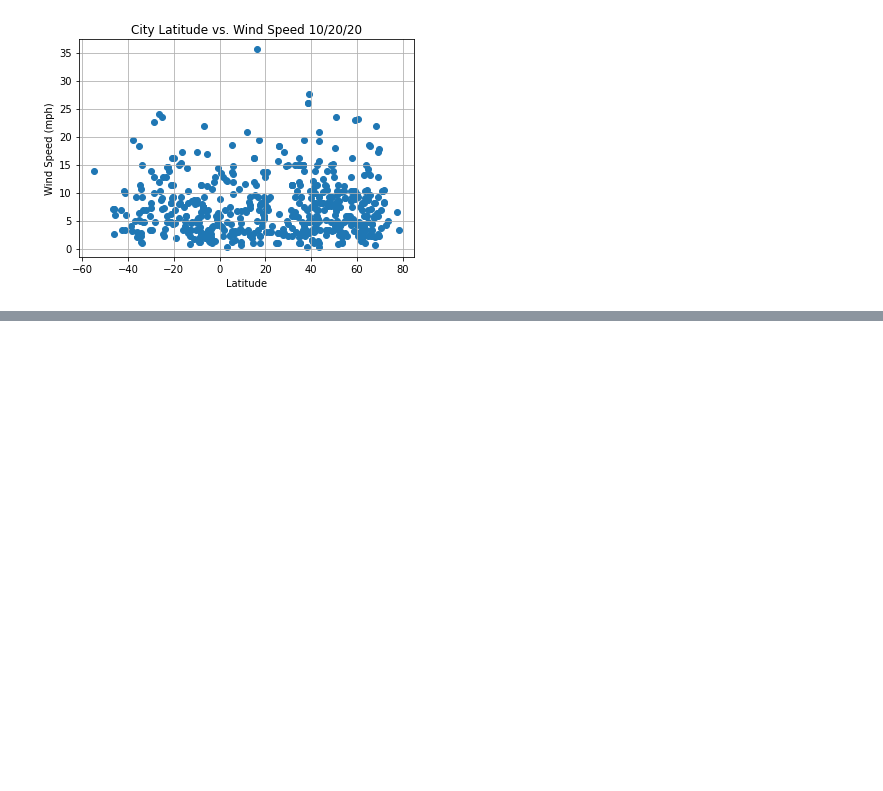
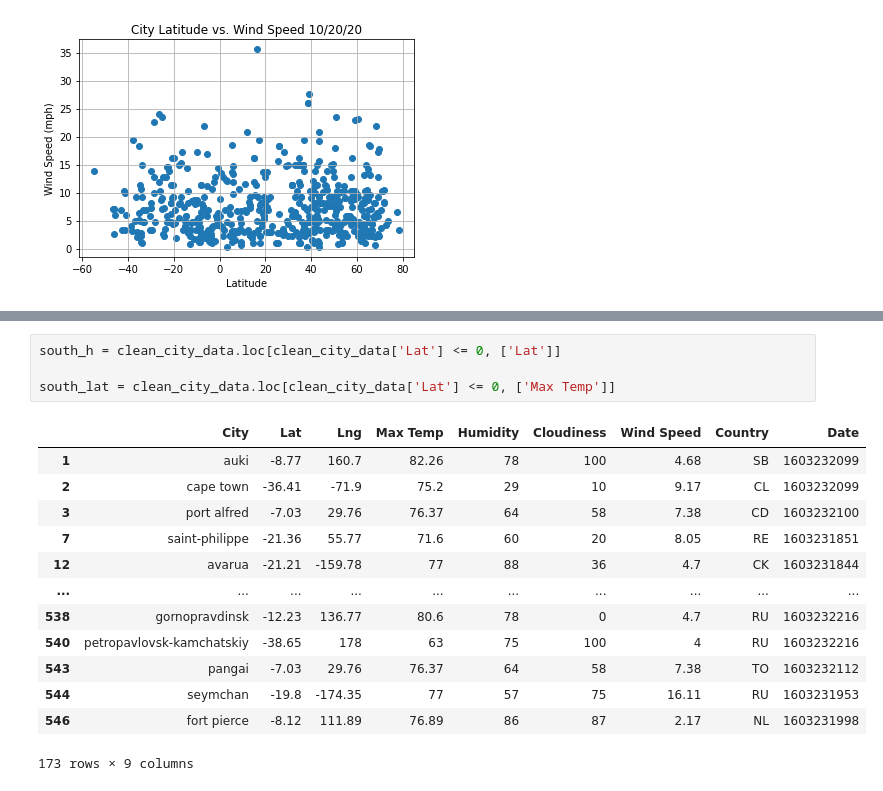
Before and after one commit to jeosqueri/City-Weather-Analysis, a Jupyter notebook: WeatherPy/WeatherPy.ipynb, the cells around one changed output, grey strips where cells are left out. Saved outputs shown, nothing was run; the diff lists cells and outputs as text; blank space fills up the shorter version.

```diff
--- a/WeatherPy/WeatherPy.ipynb
+++ b/WeatherPy/WeatherPy.ipynb
@@ -244,0 +279,18 @@ Text(0.5, 1.0, 'City Latitude vs. Wind Speed 10/20/20')
+# %%
+south_h = clean_city_data.loc[clean_city_data['Lat'] <= 0, ['Lat']]
+
+south_lat = clean_city_data.loc[clean_city_data['Lat'] <= 0, ['Max Temp']]
+# %% [output]
+|  | City | Lat | Lng | Max Temp | Humidity | Cloudiness | Wind Speed | Country | Date |
+| 1 | auki | -8.77 | 160.7 | 82.26 | 78 | 100 | 4.68 | SB | 1603232099 |
+| 2 | cape town | -36.41 | -71.9 | 75.2 | 29 | 10 | 9.17 | CL | 1603232099 |
+| 3 | port alfred | -7.03 | 29.76 | 76.37 | 64 | 58 | 7.38 | CD | 1603232100 |
+| 7 | saint-philippe | -21.36 | 55.77 | 71.6 | 60 | 20 | 8.05 | RE | 1603231851 |
+| 12 | avarua | -21.21 | -159.78 | 77 | 88 | 36 | 4.7 | CK | 1603231844 |
+| ... | ... | ... | ... | ... | ... | ... | ... | ... | ... |
+| 538 | gornopravdinsk | -12.23 | 136.77 | 80.6 | 78 | 0 | 4.7 | RU | 1603232216 |
+| 540 | petropavlovsk-kamchatskiy | -38.65 | 178 | 63 | 75 | 100 | 4 | RU | 1603232216 |
+| 543 | pangai | -7.03 | 29.76 | 76.37 | 64 | 58 | 7.38 | TO | 1603232112 |
+| 544 | seymchan | -19.8 | -174.35 | 77 | 57 | 75 | 16.11 | RU | 1603231953 |
+| 546 | fort pierce | -8.12 | 111.89 | 76.89 | 86 | 87 | 2.17 | NL | 1603231998 |
+173 rows × 9 columns
```
Also changed, not shown: parts of 3 cells of this notebook, 1 other file.
